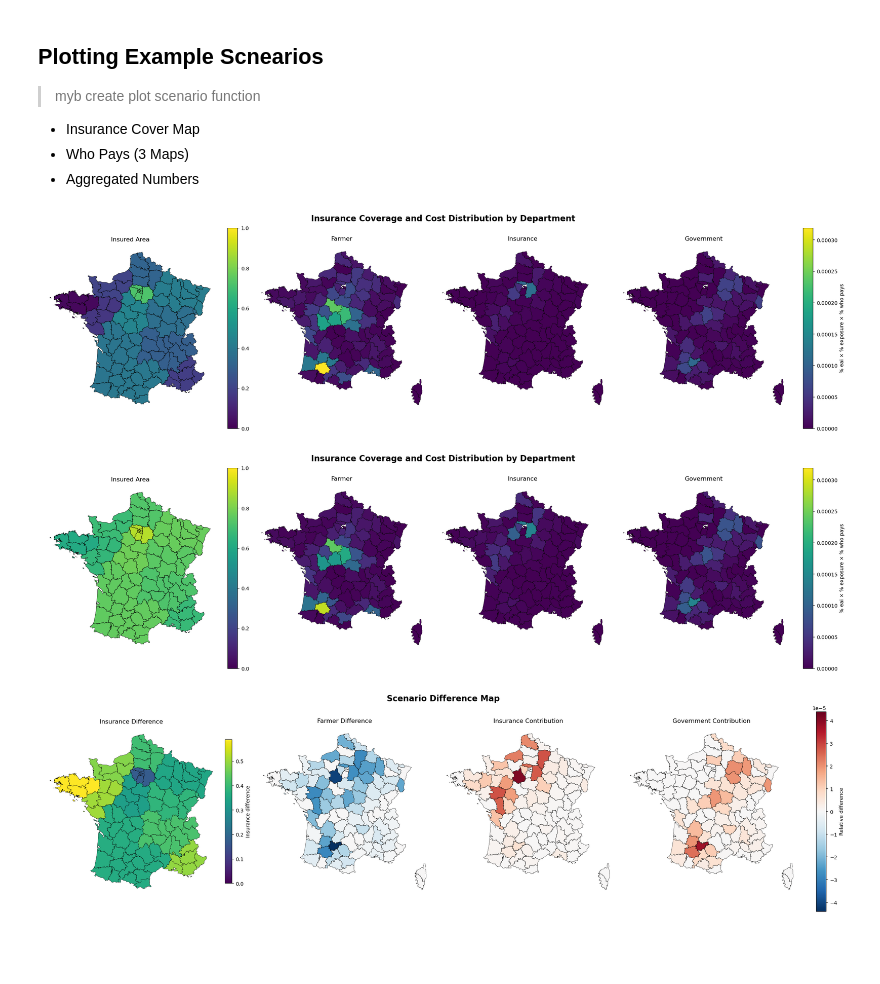
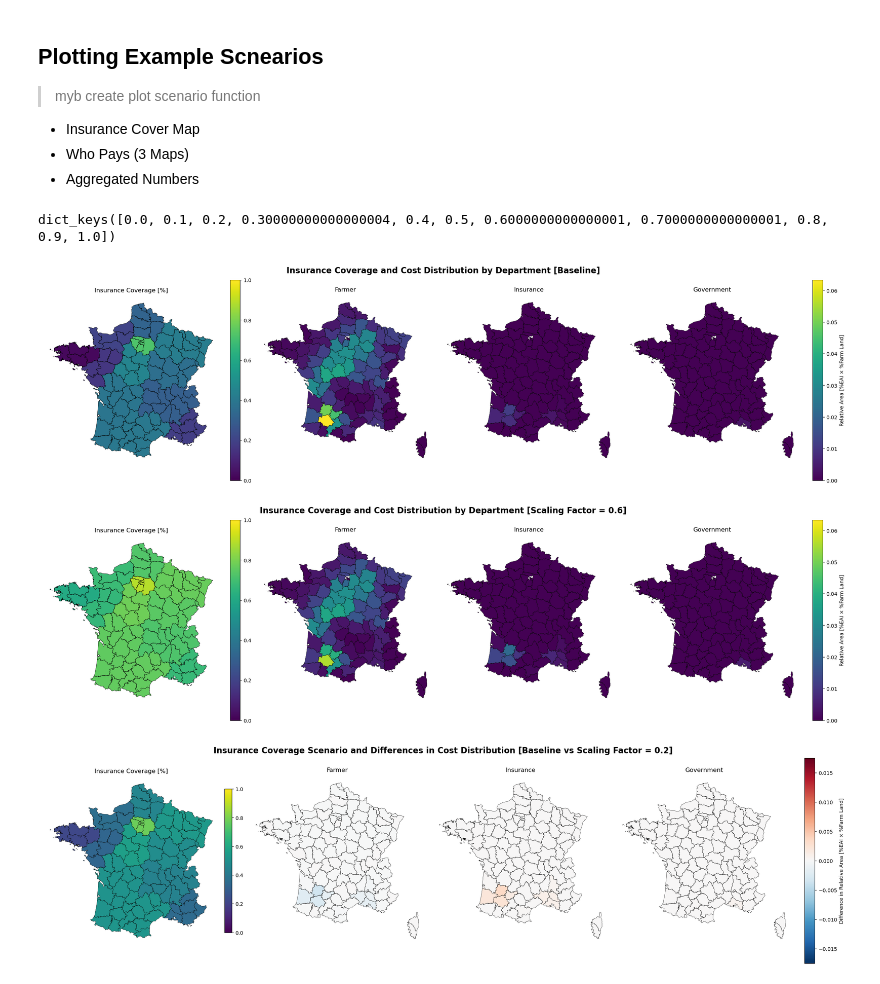
Before and after one commit to arvedluetzen/mus-climada, a Jupyter notebook: notebooks/0424_pipeline-scenarios.ipynb, the cells around one changed output. Saved outputs shown, nothing was run; the diff lists cells and outputs as text; code cells hidden in the pictures; blank space fills up the shorter version.

```diff
--- a/notebooks/0424_pipeline-scenarios.ipynb
+++ b/notebooks/0424_pipeline-scenarios.ipynb
@@ -293,12 +241,17 @@ def plot_scenario(scenario):
+# %%
+scenarios_dict.keys()
+# %% [output]
+dict_keys([0.0, 0.1, 0.2, 0.30000000000000004, 0.4, 0.5, 0.6000000000000001, 0.7000000000000001, 0.8, 0.9, 1.0])
 # %%
-f, axs = plot_scenario(scenarios_dict[0])
+f, axs = plot_scenario(scenarios_dict[0], title_addition="[Baseline]")
 
 plt.show()
 # %% [output]
-[figure, old version]
+[figure, new version]
 # %%
-f, axs = plot_scenario(scenarios_dict[0.6000000000000001])
+f, axs = plot_scenario(scenarios_dict[0.6000000000000001],
+                       title_addition="[Scaling Factor = 0.6]")
 
 plt.show()
 # %% [output]
-[figure, old version]
+[figure, new version]
@@ -436,6 +258,11 @@ def plot_difference(baseline_scenario, compare_scenario):
+# %%
+max_rel_difference = (scenarios_dict[1.0]["scenario_poly"][["F_relative", "I_relative", "G_relative"]]
+                      - scenarios_dict[0]["scenario_poly"][["F_relative", "I_relative", "G_relative"]]).max().max()
 # %%
-f, axs = plot_difference(scenarios_dict[0], scenarios_dict[0.6000000000000001])
+f, axs = plot_difference(scenarios_dict[0], scenarios_dict[0.2],
+                         rel_max=max_rel_difference,
+                         title_addition="[Baseline vs Scaling Factor = 0.2]")
 
 plt.show()
 # %% [output]
-[figure, old version]
+[figure, new version]
```
Also changed, not shown: parts of 8 cells of this notebook, 1 other file.
